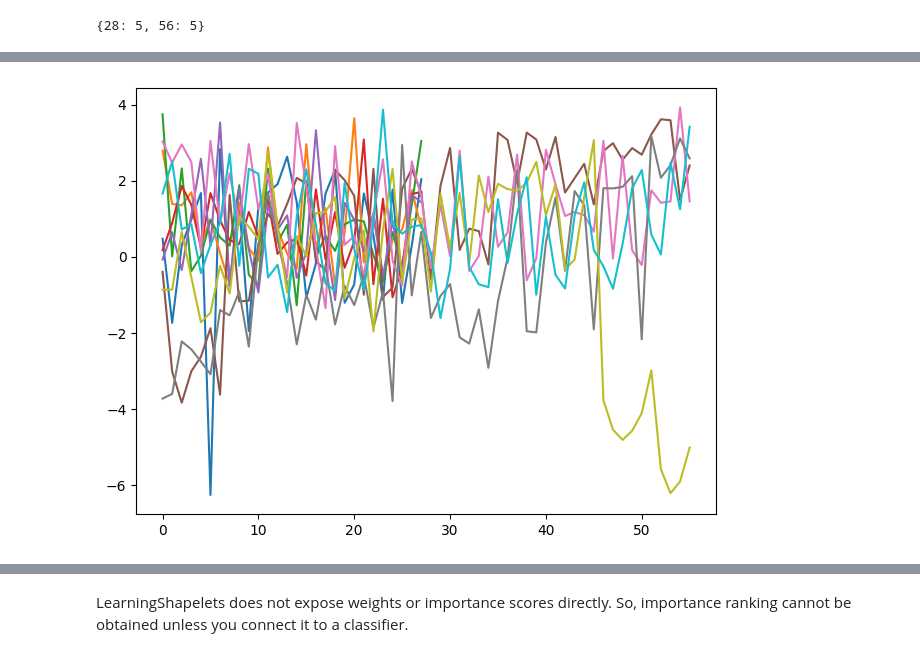
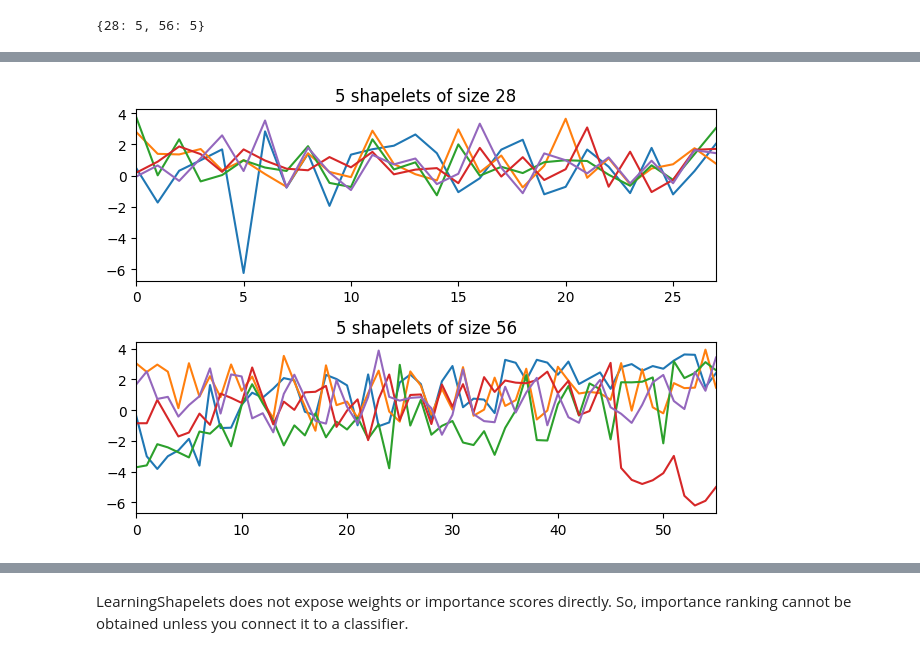
Before and after one commit to Data-Science-Group-Attoworld/explainable_dl_for_unstructured_data, a Jupyter notebook: time_series_explainability/tutorial_notebook_exercise.ipynb, the cells around one changed output, grey strips where cells are left out. Drawn from its saved outputs; the diff is of its cells as text; code cells hidden in the pictures.

Commit message:
visualize more explanations

```diff
--- a/time_series_explainability/tutorial_notebook_exercise.ipynb
+++ b/time_series_explainability/tutorial_notebook_exercise.ipynb
@@ -310,8 +317,6 @@ def sax(ts, window_size, alphabet_size, function=np.std, breakpoints=None):
     # 2. Extract the current segment (window) of the time series
     # 3. Compute the standard deviation of this segment
     # 4. Compare the segment's std to the breakpoints to determine which symbol to assign
-
-    return symbols
 # %%
 window_size = 50
 alphabet_size = 4
@@ -398,0 +413,33 @@ pos_18  0  3
+# %%
+window_sizes = [5, 10, 19, 25, 38, 50, 95, 190]
+alphabet_sizes = list(range(2, 20))
+
+heatmap = np.zeros((len(alphabet_sizes), len(window_sizes)))
+
+for i, alphabet_size in enumerate(alphabet_sizes):
+    for j, window_size in enumerate(window_sizes):
+        X_train_sax = [
+            sax(ts, window_size=window_size, alphabet_size=alphabet_size)
+            for ts in X_train
+        ]
+        X_test_sax = [
+            sax(ts, window_size=window_size, alphabet_size=alphabet_size)
+            for ts in X_test
+        ]
+
+        clf = LogisticRegression(max_iter=1000)
+        clf.fit(X_train_sax, y_train)
+        y_proba = clf.predict_proba(X_test_sax)[:, 1]
+        auc = roc_auc_score(y_test, y_proba)
+        heatmap[i, j] = auc
+
+plt.figure(figsize=(12, 6))
+im = plt.imshow(heatmap, cmap="viridis", aspect="auto")
+plt.colorbar(im, label="AUC")
+plt.xticks(ticks=np.arange(len(window_sizes)), labels=window_sizes, rotation=90)
+plt.yticks(ticks=np.arange(len(alphabet_sizes)), labels=alphabet_sizes)
+plt.xlabel("Window Size")
+plt.ylabel("Alphabet Size")
+plt.title("AUC Heatmap for SAX Parameters")
+plt.tight_layout()
+plt.show()
@@ -648,10 +687,15 @@ Epoch 1592/10000
 model = LearningShapelets.from_pickle("learning_shapelets_model.pkl")
 # %%
 plt.figure()
-for shp in model.shapelets_:
-    plt.plot(shp.ravel())
+for i, sz in enumerate(shapelet_sizes.keys()):
+    plt.subplot(len(shapelet_sizes), 1, i + 1)
+    plt.title("%d shapelets of size %d" % (shapelet_sizes[sz], sz))
+    for shp in model.shapelets_:
+        if shp.shape[0] == sz:
+            plt.plot(shp.ravel())
+    plt.xlim([0, sz - 1])
 
 plt.tight_layout()
 plt.show()
 # %% [output]
-[figure, old version]
+[figure, new version]
```
Also changed, not shown: parts of 17 cells of this notebook, 1 other file.
